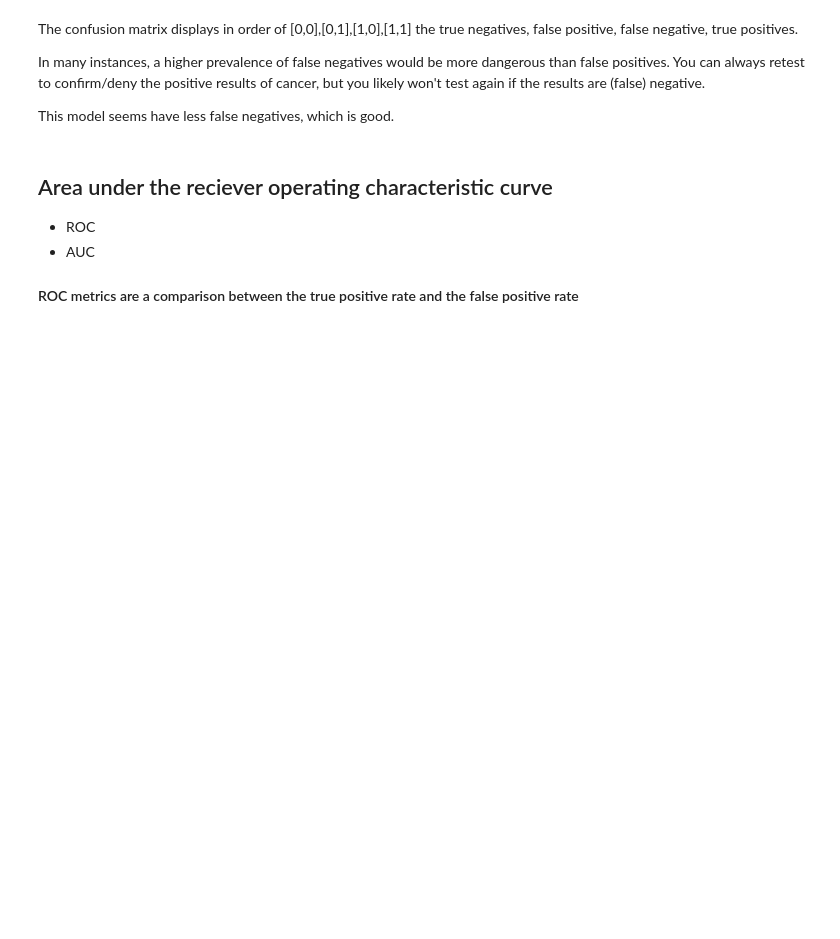
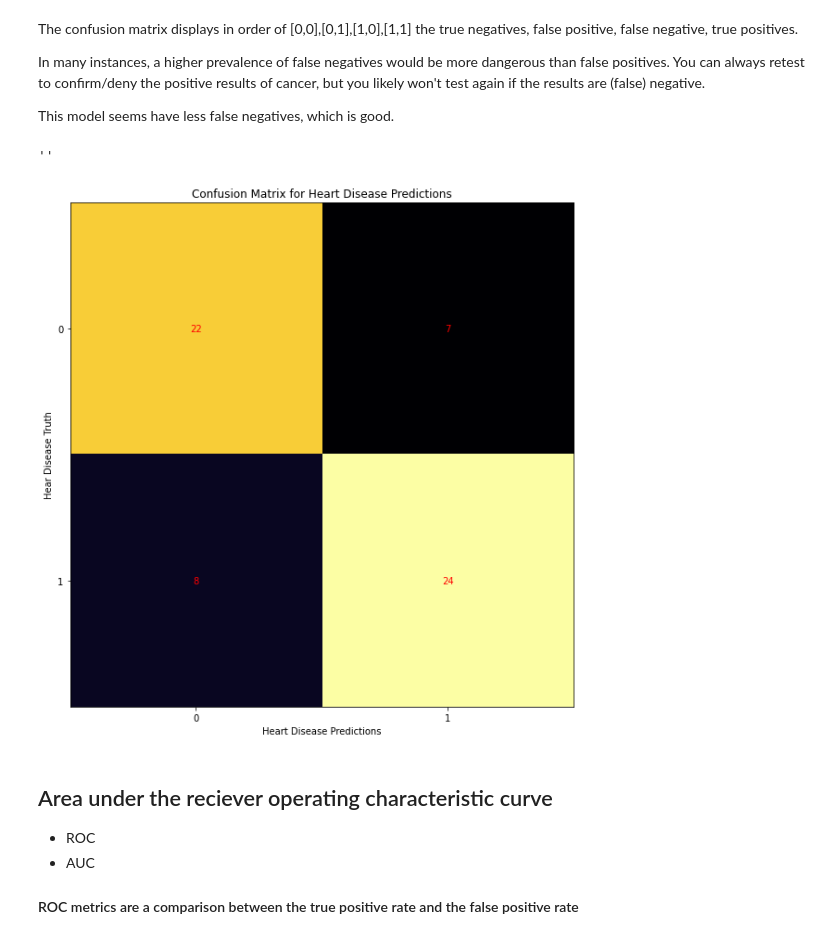
Before and after one commit to Fritz-Stevenson/Machine-Learning, a Jupyter notebook: Sci-Kit-Learn-Walkthrough.ipynb, the cells around one changed output. Cells and saved outputs as stored; diff of their text form; code cells hidden in the pictures; blank space fills up the shorter version.

```diff
--- a/Sci-Kit-Learn-Walkthrough.ipynb
+++ b/Sci-Kit-Learn-Walkthrough.ipynb
@@ -657,6 +658,30 @@ The confusion matrix displays in order of [0,0],[0,1],[1,0],[1,1] the true negat
 In many instances, a higher prevalence of false negatives would be more dangerous than false positives. You can always retest to confirm/deny the positive results of cancer, but you likely won't test again if the results are (false) negative.
 
 This model seems have less false negatives, which is good.
+# %%
+# Let's graph the confusion matrix as a heatmap
+%matplotlib inline
+import matplotlib.pyplot as plt
+y=['1', '0']
+x=['0', '1']
+fig, ax = plt.subplots(figsize=(10,10))
+
+im = ax.imshow(confusion_matrix, cmap='inferno')
+
+ax.set(title='Confusion Matrix for Heart Disease Predictions', xlabel='Heart Disease Predictions',
+       ylabel='Hear Disease Truth')
+ax.set_xticks(np.arange(2))
+ax.set_yticks(np.arange(2))
+ax.set_xticklabels=(x)
+ax.set_yticklabels=(y)
+for i in range(2):
+    for j in range(2):
+        text = ax.text(j, i, confusion_matrix[i, j],
+                       ha="center", va="center", color="r")
+;
+# %% [output]
+''
+[figure, added]
 # %% [markdown]
 ## Area under the reciever operating characteristic curve
 * ROC
```
Also changed, not shown: parts of 38 cells of this notebook.
